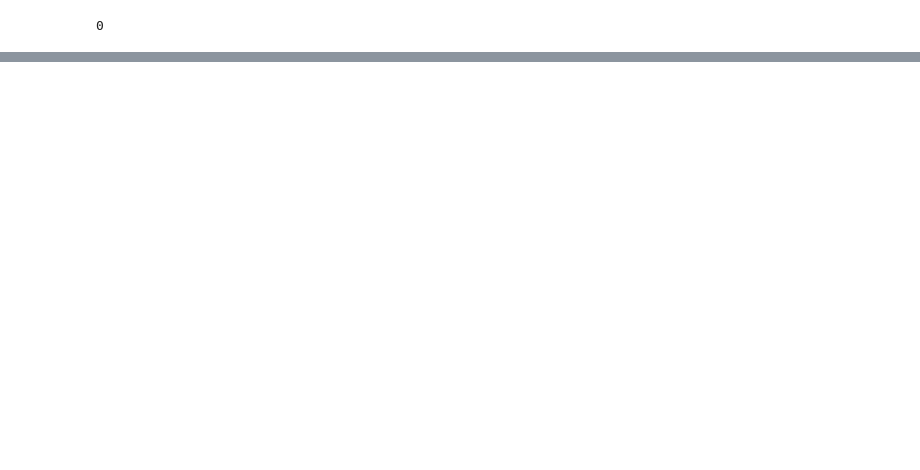
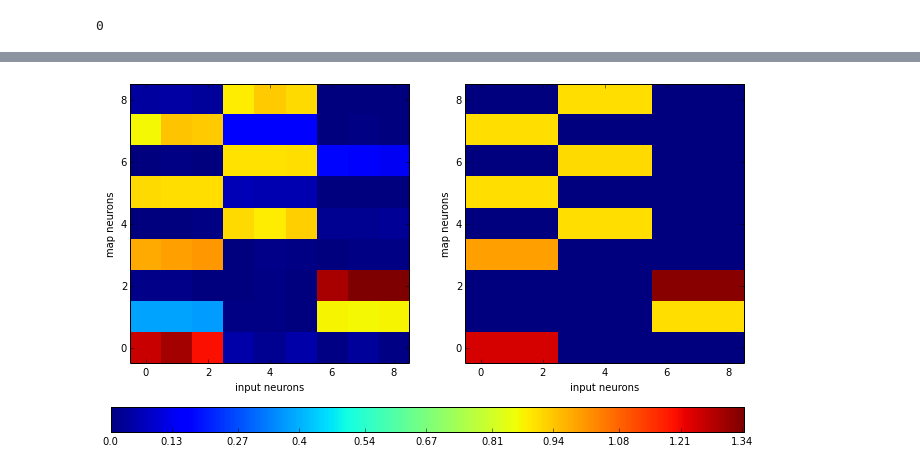
Before and after one commit to asobolev/toy-network, a Jupyter notebook: simulation/discrimination/01_3x3_orthogonal.ipynb, the cells around one changed output, grey strips where cells are left out. Saved outputs shown, nothing was run; the diff lists cells and outputs as text; code cells hidden in the pictures; blank space fills up the shorter version.

```diff
--- a/simulation/discrimination/01_3x3_orthogonal.ipynb
+++ b/simulation/discrimination/01_3x3_orthogonal.ipynb
@@ -146,0 +93,5 @@ os.system("./analyse.py --file %s -w" % save_to)
+# %%
+with NixDumper(save_to, NixDumper.mode['readwrite']) as f:
+    weights_before_and_after(f, t1=30000, t2=100000)
+# %% [output]
+[figure, added]
```
Also changed, not shown: parts of 18 cells of this notebook, 1 other file.
